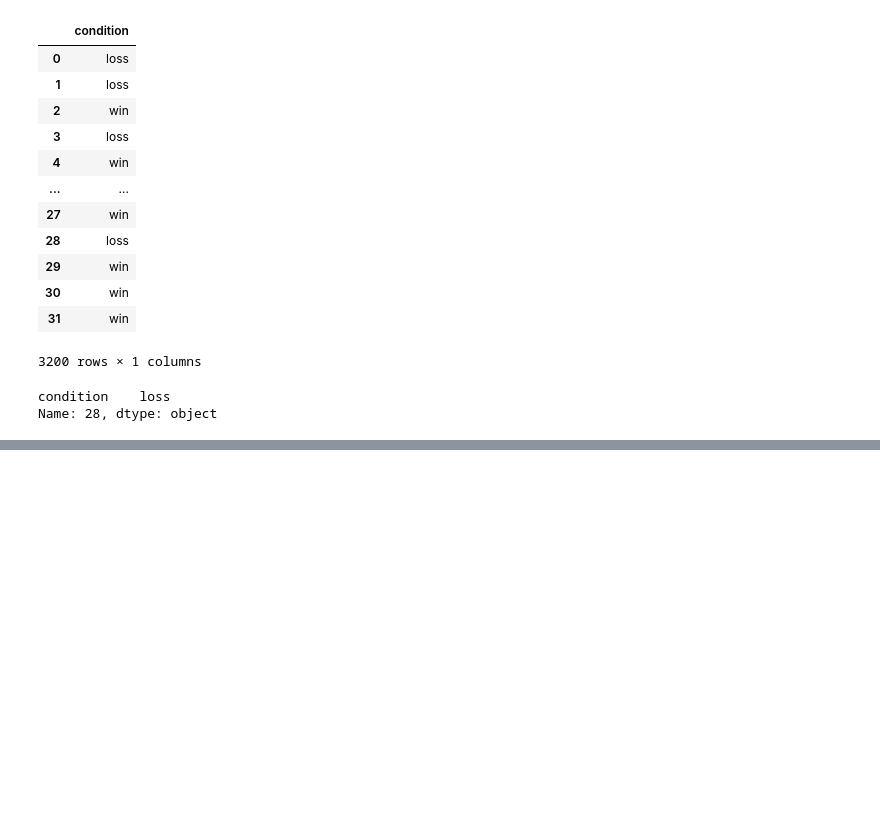
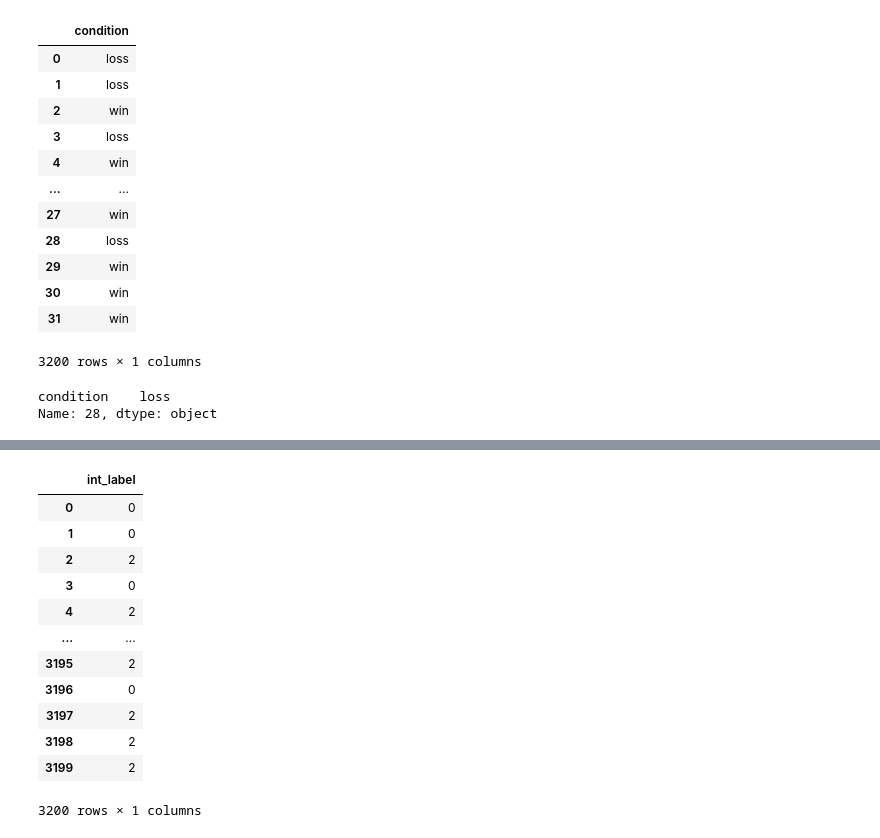
Before and after one commit to robml/MultiDeepRLNeuroGambling, a Jupyter notebook: 1_get_fmri_time_series.ipynb, the cells around one changed output, grey strips where cells are left out. Cells and saved outputs as stored; diff of their text form; code cells hidden in the pictures; blank space fills up the shorter version.

```diff
--- a/1_get_fmri_time_series.ipynb
+++ b/1_get_fmri_time_series.ipynb
@@ -407,0 +501,18 @@ Name: 28, dtype: object
+# %%
+df_int = pd.read_csv('data_events_int.csv',usecols = ['int_label'])
+# %%
+df_int
+# %% [output]
+|  | int_label |
+| 0 | 0 |
+| 1 | 0 |
+| 2 | 2 |
+| 3 | 0 |
+| 4 | 2 |
+| ... | ... |
+| 3195 | 2 |
+| 3196 | 0 |
+| 3197 | 2 |
+| 3198 | 2 |
+| 3199 | 2 |
+3200 rows × 1 columns
```
Also changed, not shown: parts of 16 cells of this notebook.
